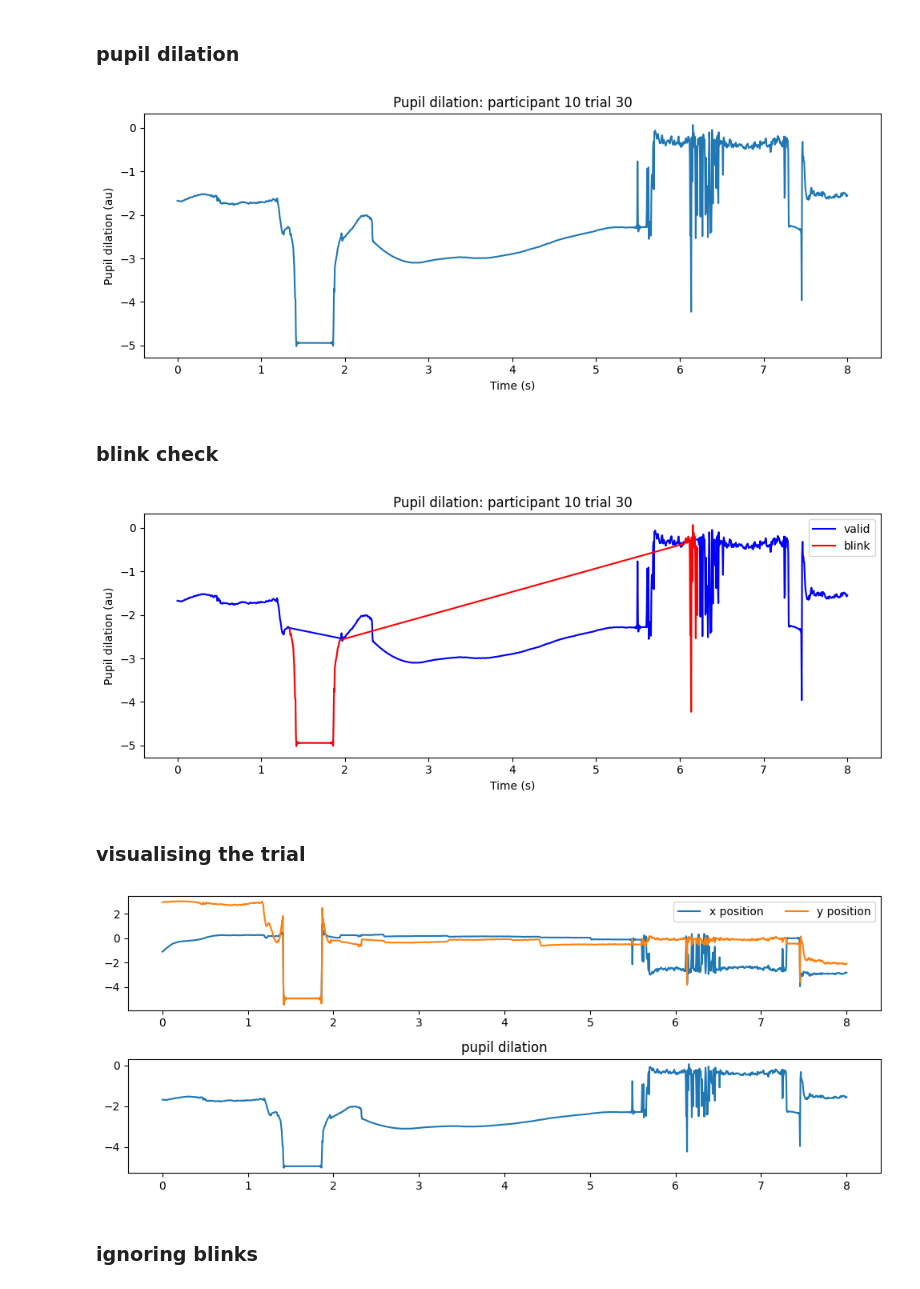
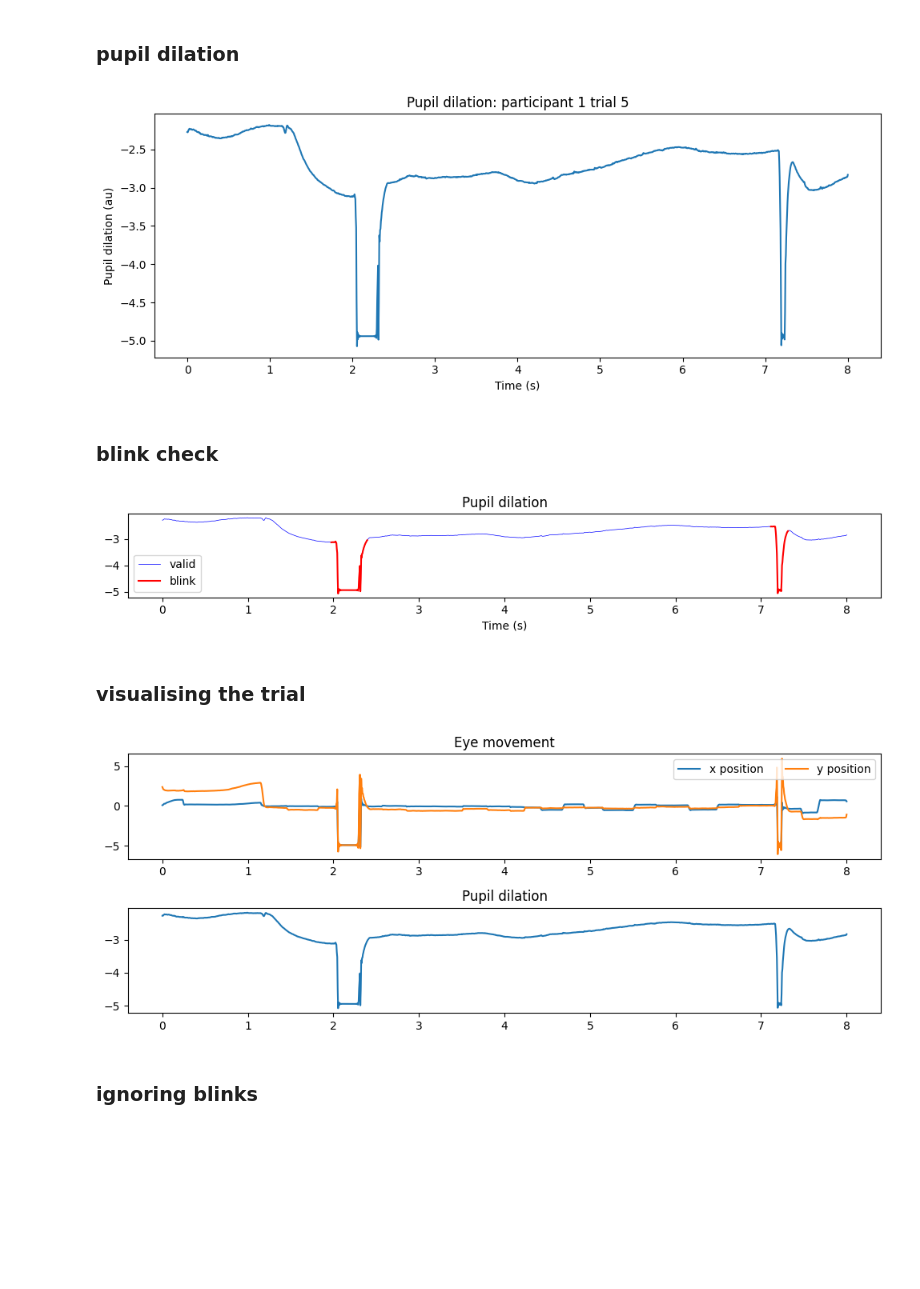
Before and after one commit to anjisuri/lab-project, a Jupyter notebook: blinks.ipynb, the cells around one changed output. Drawn from its saved outputs; the diff is of its cells as text; code cells hidden in the pictures; blank space fills up the shorter version.

Commit message:
updated graphs

```diff
--- a/blinks.ipynb
+++ b/blinks.ipynb
@@ -11,8 +11,8 @@ from config import get_control_file, get_patient_file
 ### array to df
 # %%
 # load npy file for participant
-participant = 10
-trial_number = 30
+participant = 1
+trial_number = 5
 file_path = get_control_file(participant)
 data = np.load(file_path)  # shape: (channels, time, trials)
 trial_idx = trial_number - 1
@@ -35,37 +35,39 @@ plt.ylabel('Pupil dilation (au)')
 plt.tight_layout()
 plt.show()
 # %% [output]
-[figure, old version]
+[figure, new version]
 # %% [markdown]
 ### blink check
 # %%
 blink_mask = df['pupil'] < -4.0 # True = blink, False = valid
 blink_mask = ndimage.binary_dilation(blink_mask, iterations=15)
 time = np.arange(samples) / fs
 
 # trial_pupil = ndimage.binary_dilation(trial_pupil)
 
-plt.figure(figsize=(10,4))
+plt.figure(figsize=(10,2))
 
-# entire signal in light grey
-plt.plot(time, df['pupil'], color='lightgrey')
+blink_p = np.where(blink_mask, df['pupil'], np.nan)  # non-blink points become gaps
+plt.plot(time, df['pupil'], color='blue', label='valid', lw = 0.5)
+plt.plot(time, blink_p, color='red', label='blink')
 
+'''
 # valid segments
 plt.plot(time[~blink_mask], df['pupil'][~blink_mask],
          color='blue', label='valid')
 
 # blink segments
 plt.plot(time[blink_mask], df['pupil'][blink_mask],
          color='red', label='blink')
+'''
 
-plt.title(f'Pupil dilation: participant {participant} trial {trial_number}')
+plt.title(f'Pupil dilation')
 plt.xlabel('Time (s)')
-plt.ylabel('Pupil dilation (au)')
 plt.legend()
 plt.tight_layout()
 plt.show()
 # %% [output]
-[figure, old version]
+[figure, new version]
 # %% [markdown]
 ### visualising the trial
 # %%
@@ -75,15 +77,16 @@ plt.plot(time, df['x'], label = 'x position')
 plt.subplot(2,1,1)
 plt.plot(time, df['y'], label = 'y position')
 plt.legend(loc = 'upper right', ncol = 2)
+plt.title('Eye movement')
 
 plt.subplot(2,1,2)
-plt.title('pupil dilation')
+plt.title('Pupil dilation')
 plt.plot(time, df['pupil'])
 plt.tight_layout()
 
 plt.show()
 # %% [output]
-[figure, old version]
+[figure, new version]
 # %% [markdown]
 ### ignoring blinks
 # %%
```
Also changed, not shown: parts of 2 cells of this notebook.
